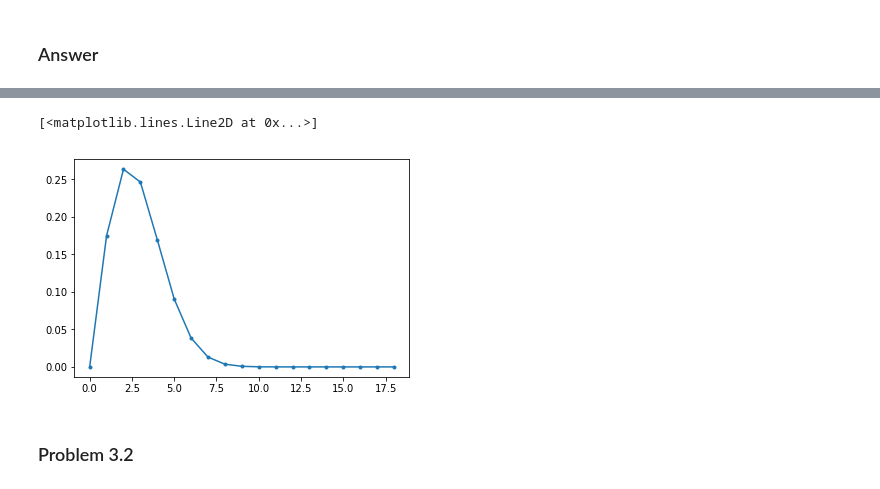
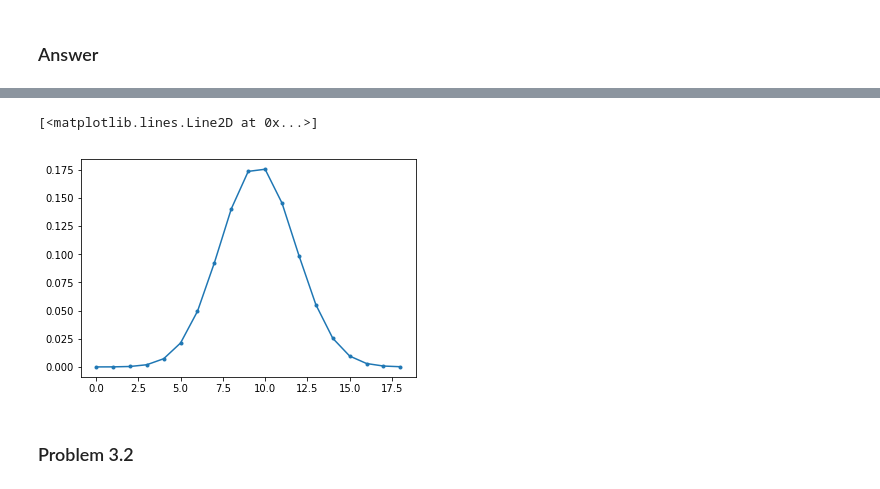
Before and after one commit to neilpruthi/computer-vision, a Jupyter notebook: hw2/homework02.ipynb, the cells around one changed output, grey strips where cells are left out. Saved outputs shown, nothing was run; the diff lists cells and outputs as text; code cells hidden in the pictures.

```diff
--- a/hw2/homework02.ipynb
+++ b/hw2/homework02.ipynb
@@ -223,18 +219,17 @@ plt.plot(Gaussian(2.3), '.-')
-# %%
-def dGaussian(sigma):
-    a = math.ceil(3.5*sigma)
-    d = np.zeros(2*a + 1)
-    d_tilde = np.zeros(2*a + 1)
-    for i in range(len(d_tilde)):
-        d_tilde[i] = i*math.exp(-0.5*(i/sigma)**2)
-    k_d = 1/np.sum(d_tilde)
-    d = np.multiply(k_d, d_tilde)
-    return d
-
-plt.plot(dGaussian(2.3), '.-')
-# %% [output]
-[<matplotlib.lines.Line2D at 0x...>]
-[figure, removed]
+# %%
+# This is wrong.
+
+def dGaussian(sigma):
+    g = Gaussian(sigma)
+    a = [-i / sigma**2 for i in range(len(g))]
+    d = a * g
+    d = d / np.sum(d)
+    return d
+
+plt.plot(dGaussian(2.3), '.-')
+# %% [output]
+[<matplotlib.lines.Line2D at 0x...>]
+[figure, added]
 # %% [markdown]
 ### Problem 3.2
 # %% [markdown]
```
Also changed, not shown: parts of 16 cells of this notebook.
